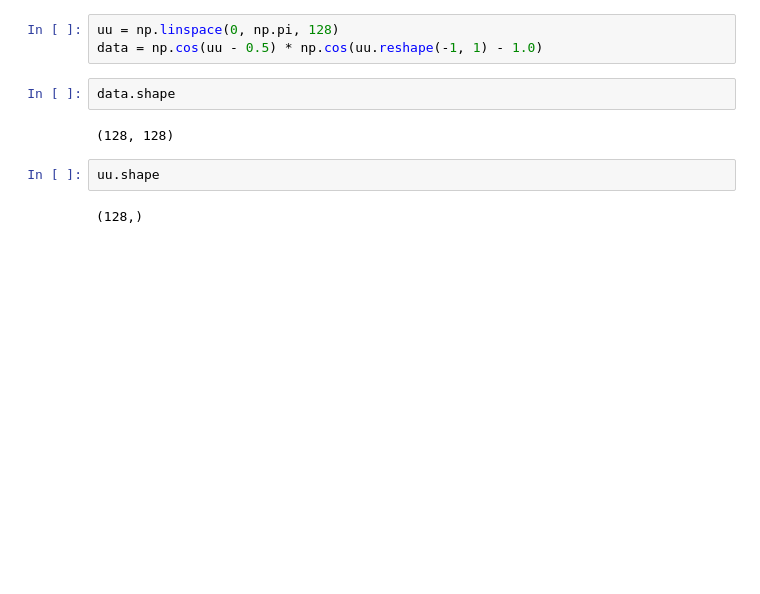
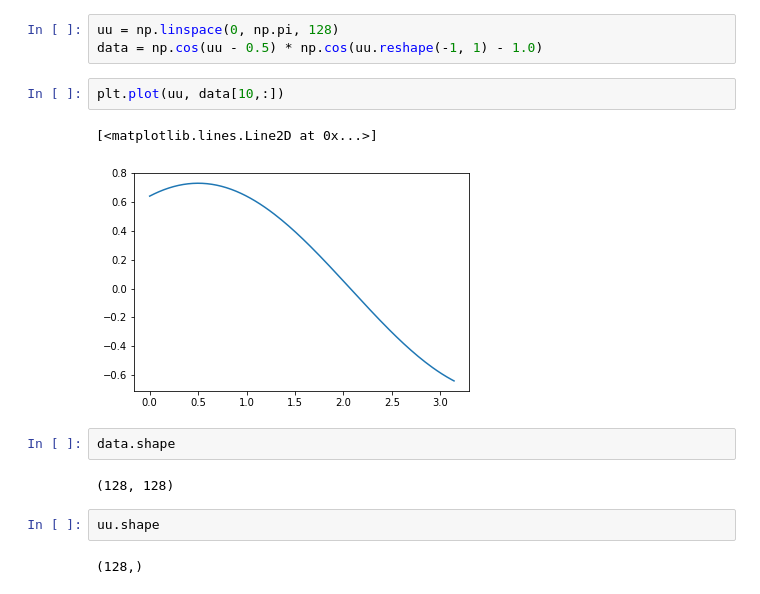
Before and after one commit to berceanu/notebooks, a Jupyter notebook: plotz.ipynb, the cells around one changed output. Cells and saved outputs as stored; diff of their text form; blank space fills up the shorter version.

```diff
--- a/plotz.ipynb
+++ b/plotz.ipynb
@@ -11,6 +13,11 @@ reload(plotz)
 # %%
 uu = np.linspace(0, np.pi, 128)
 data = np.cos(uu - 0.5) * np.cos(uu.reshape(-1, 1) - 1.0)
+# %%
+plt.plot(uu, data[10,:])
+# %% [output]
+[<matplotlib.lines.Line2D at 0x...>]
+[figure, added]
 # %%
 data.shape
 # %% [output]
```
Also changed, not shown: parts of 2 cells of this notebook.
